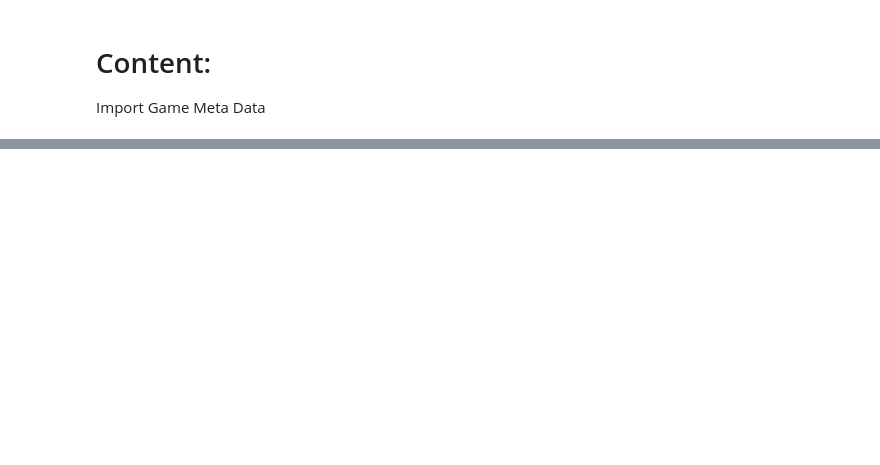
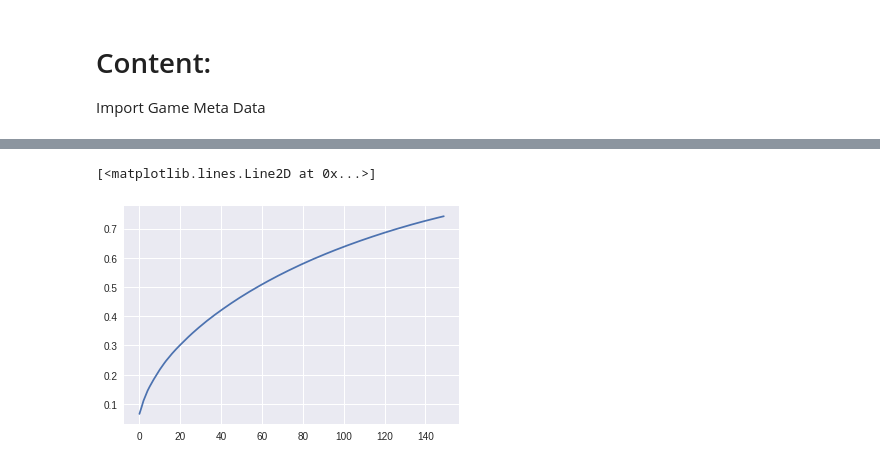
Before and after one commit to MaxReinisch/DSI_Capstone, a Jupyter notebook: GB_API_Scrape/03_Build.ipynb, the cells around one changed output, grey strips where cells are left out. Cells and saved outputs as stored; diff of their text form; code cells hidden in the pictures; blank space fills up the shorter version.

```diff
--- a/GB_API_Scrape/03_Build.ipynb
+++ b/GB_API_Scrape/03_Build.ipynb
@@ -90,0 +157,5 @@ from sklearn.metrics.pairwise import pairwise_distances
+# %%
+plt.plot(range(150), np.cumsum(svd.explained_variance_ratio_))
+# %% [output]
+[<matplotlib.lines.Line2D at 0x...>]
+[figure, added]
```
Also changed, not shown: parts of 37 cells of this notebook, 2 other files.
